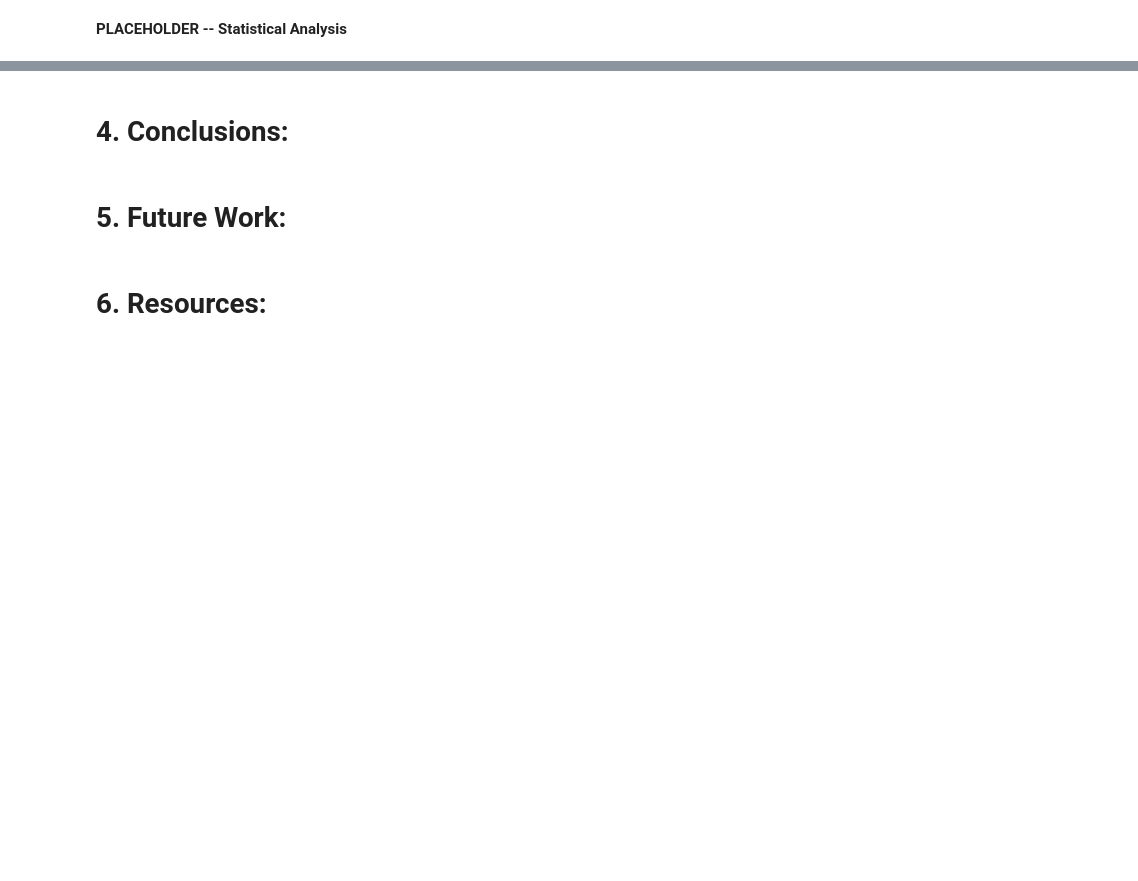
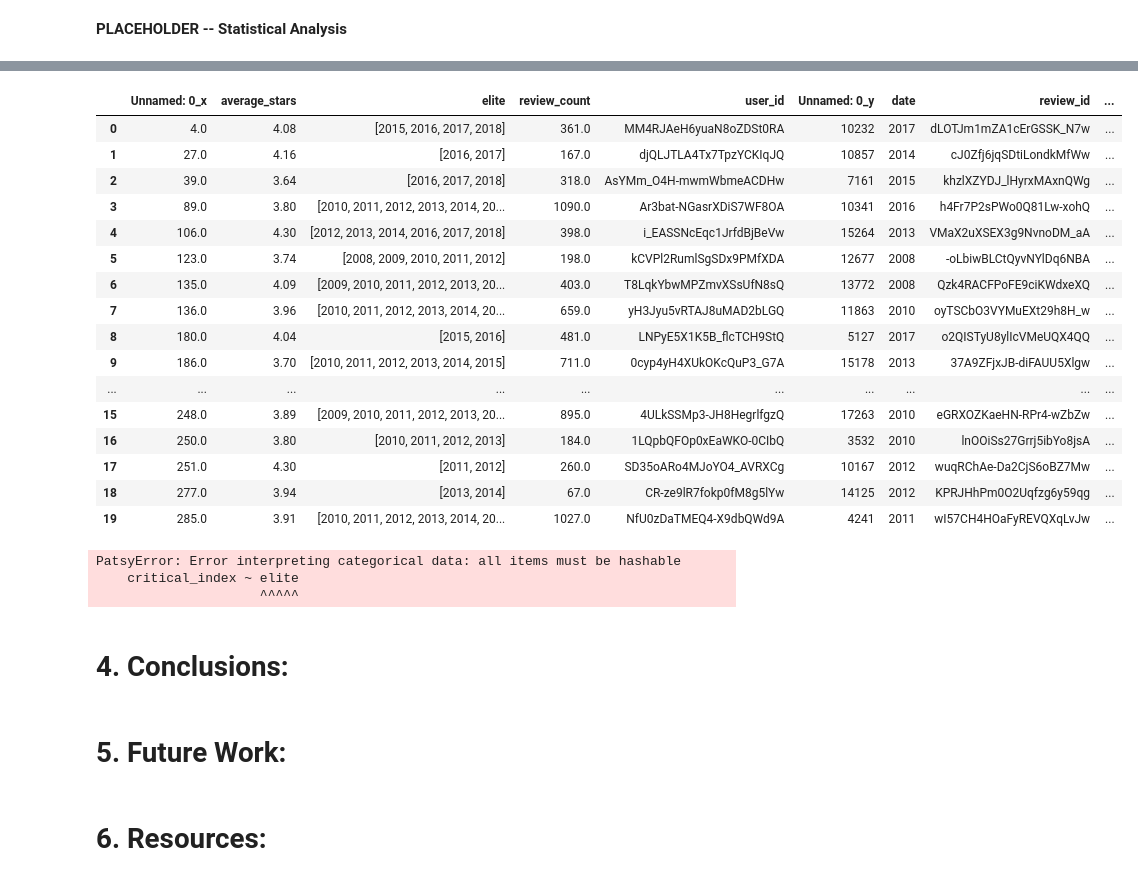
Before and after one commit to Acbaez/YelpReviewData, a Jupyter notebook: YelpProject108.ipynb, the cells around one changed output, grey strips where cells are left out. Saved outputs shown, nothing was run; the diff lists cells and outputs as text; code cells hidden in the pictures; blank space fills up the shorter version.

```diff
--- a/YelpProject108.ipynb
+++ b/YelpProject108.ipynb
@@ -148,3 +183,41 @@ TypeError: 'int' object is not subscriptable
+# %%
+df.head(20)
+# %% [output]
+|  | Unnamed: 0_x | average_stars | elite | review_count | user_id | Unnamed: 0_y | date | review_id | ... |
+| 0 | 4.0 | 4.08 | [2015, 2016, 2017, 2018] | 361.0 | MM4RJAeH6yuaN8oZDSt0RA | 10232 | 2017 | dLOTJm1mZA1cErGSSK_N7w | ... |
+| 1 | 27.0 | 4.16 | [2016, 2017] | 167.0 | djQLJTLA4Tx7TpzYCKIqJQ | 10857 | 2014 | cJ0Zfj6jqSDtiLondkMfWw | ... |
+| 2 | 39.0 | 3.64 | [2016, 2017, 2018] | 318.0 | AsYMm_O4H-mwmWbmeACDHw | 7161 | 2015 | khzlXZYDJ_lHyrxMAxnQWg | ... |
+| 3 | 89.0 | 3.80 | [2010, 2011, 2012, 2013, 2014, 20... | 1090.0 | Ar3bat-NGasrXDiS7WF8OA | 10341 | 2016 | h4Fr7P2sPWo0Q81Lw-xohQ | ... |
+| 4 | 106.0 | 4.30 | [2012, 2013, 2014, 2016, 2017, 2018] | 398.0 | i_EASSNcEqc1JrfdBjBeVw | 15264 | 2013 | VMaX2uXSEX3g9NvnoDM_aA | ... |
+| 5 | 123.0 | 3.74 | [2008, 2009, 2010, 2011, 2012] | 198.0 | kCVPl2RumlSgSDx9PMfXDA | 12677 | 2008 | -oLbiwBLCtQyvNYlDq6NBA | ... |
+| 6 | 135.0 | 4.09 | [2009, 2010, 2011, 2012, 2013, 20... | 403.0 | T8LqkYbwMPZmvXSsUfN8sQ | 13772 | 2008 | Qzk4RACFPoFE9ciKWdxeXQ | ... |
+| 7 | 136.0 | 3.96 | [2010, 2011, 2012, 2013, 2014, 20... | 659.0 | yH3Jyu5vRTAJ8uMAD2bLGQ | 11863 | 2010 | oyTSCbO3VYMuEXt29h8H_w | ... |
+| 8 | 180.0 | 4.04 | [2015, 2016] | 481.0 | LNPyE5X1K5B_flcTCH9StQ | 5127 | 2017 | o2QISTyU8ylIcVMeUQX4QQ | ... |
+| 9 | 186.0 | 3.70 | [2010, 2011, 2012, 2013, 2014, 2015] | 711.0 | 0cyp4yH4XUkOKcQuP3_G7A | 15178 | 2013 | 37A9ZFjxJB-diFAUU5Xlgw | ... |
+| ... | ... | ... | ... | ... | ... | ... | ... | ... | ... |
+| 15 | 248.0 | 3.89 | [2009, 2010, 2011, 2012, 2013, 20... | 895.0 | 4ULkSSMp3-JH8HegrlfgzQ | 17263 | 2010 | eGRXOZKaeHN-RPr4-wZbZw | ... |
+| 16 | 250.0 | 3.80 | [2010, 2011, 2012, 2013] | 184.0 | 1LQpbQFOp0xEaWKO-0CIbQ | 3532 | 2010 | lnOOiSs27Grrj5ibYo8jsA | ... |
+| 17 | 251.0 | 4.30 | [2011, 2012] | 260.0 | SD35oARo4MJoYO4_AVRXCg | 10167 | 2012 | wuqRChAe-Da2CjS6oBZ7Mw | ... |
+| 18 | 277.0 | 3.94 | [2013, 2014] | 67.0 | CR-ze9lR7fokp0fM8g5lYw | 14125 | 2012 | KPRJHhPm0O2Uqfzg6y59qg | ... |
+| 19 | 285.0 | 3.91 | [2010, 2011, 2012, 2013, 2014, 20... | 1027.0 | NfU0zDaTMEQ4-X9dbQWd9A | 4241 | 2011 | wI57CH4HOaFyREVQXqLvJw | ... |
+# %%
+res_1 = smf.ols(formula = 'critical_index ~ elite', data = df).fit
+print(res_1.summary())
+
+
+#find the average of elite reviews and not elite reviews for each user
+if False:
+    for row, index in df.iterrows():
+        row['elite_average'] = (np.mean(df.loc[(df['user_id'] == ID) & (df['Elite_Reviewer'] == True)]['critical_index']))
+        row['nonelite_average'] = (np.mean(df.loc[(df['user_id'] == ID) & (df['Elite_Reviewer'] == False)]['critical_index']))
+
+    #find the average rating of elite reviews and non elite reviews overall
+
+    df.head(20)
+# %% [output]
+PatsyError: Error interpreting categorical data: all items must be hashable
+    critical_index ~ elite
+                     ^^^^^
 # %% [markdown]
 # 4. Conclusions:
 # %% [markdown]
```
Also changed, not shown: parts of 7 cells of this notebook.
